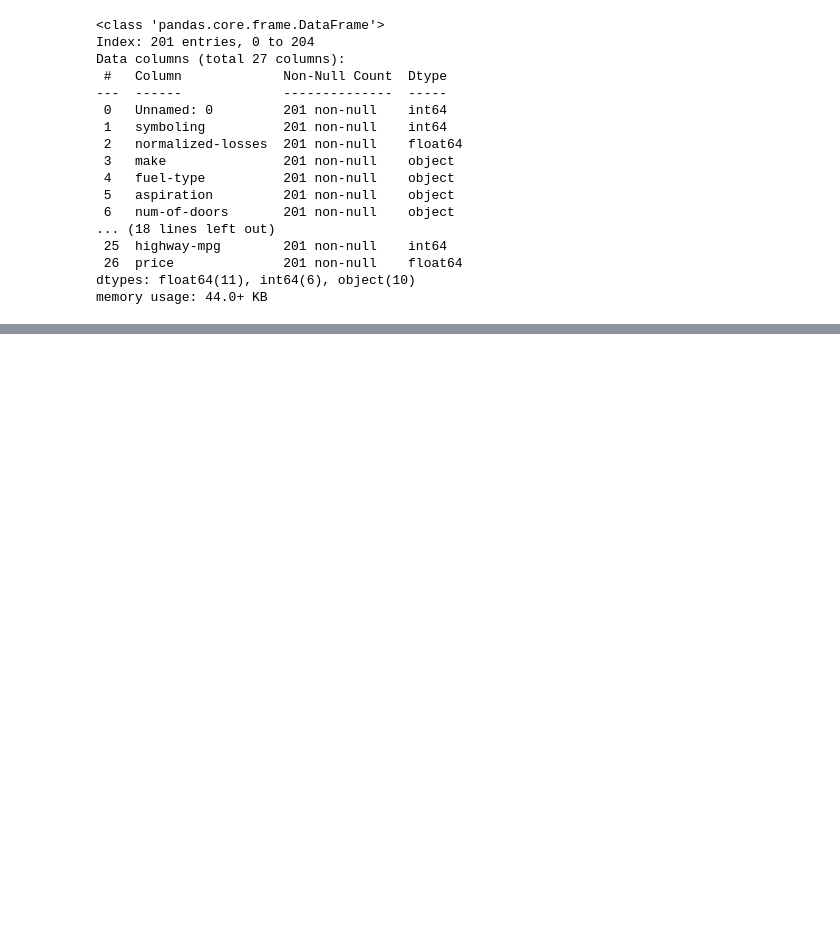
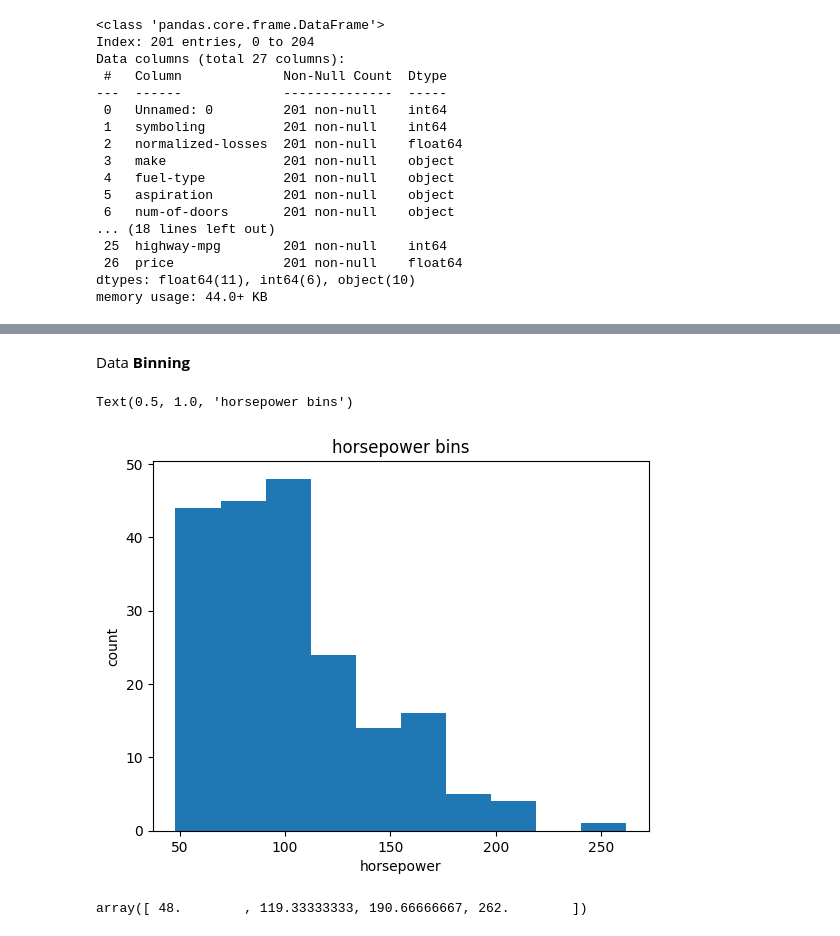
Before and after one commit to Aasthapaudel/-Imagine-cup-cloud-skill-Challenge-, a Jupyter notebook: Data_processing.ipynb, the cells around one changed output, grey strips where cells are left out. Saved outputs shown, nothing was run; the diff lists cells and outputs as text; code cells hidden in the pictures; blank space fills up the shorter version.

Commit message:
data formating , data binding and with scikit-learn

```diff
--- a/Data_processing.ipynb
+++ b/Data_processing.ipynb
@@ -393,0 +606,9 @@ Name: count, dtype: int64
+# %%
+#replace the missing 'num-of-doors' values by the most frequent
+df2["num-of-doors"].replace(np.nan, "four", inplace=True)
+# %%
+# simply drop whole row with NaN in "price" column
+df2.dropna(subset=["price"], axis=0, inplace=True)
+
+# reset index, because we droped two rows
+df.reset_index(drop=True, inplace=True)
@@ -393,0 +683,3 @@ Name: count, dtype: int64
+# %%
+to_float = ["bore", "stroke","peak-rpm","price","normalized-losses"]
+df2[to_float] = df2[to_float].astype("float")
@@ -393,0 +706,23 @@ Name: count, dtype: int64
+# %% [markdown]
+ Data **Binning**
+# %%
+#Lets first change the data type of horsepower because I forgot to include it in to_float list of upper cell.
+df2["horsepower"]=df2["horsepower"].astype(float)
+# %%
+%matplotlib inline
+import matplotlib as plt
+from matplotlib import pyplot
+plt.pyplot.hist(df2["horsepower"])
+
+# set x/y labels and plot title
+plt.pyplot.xlabel("horsepower")
+plt.pyplot.ylabel("count")
+plt.pyplot.title("horsepower bins")
+# %% [output]
+Text(0.5, 1.0, 'horsepower bins')
+[figure, added]
+# %%
+bins = np.linspace(min(df["horsepower"]), max(df["horsepower"]), 4)
+bins
+# %% [output]
+array([ 48.        , 119.33333333, 190.66666667, 262.        ])
```
Also changed, not shown: parts of 41 cells of this notebook.
